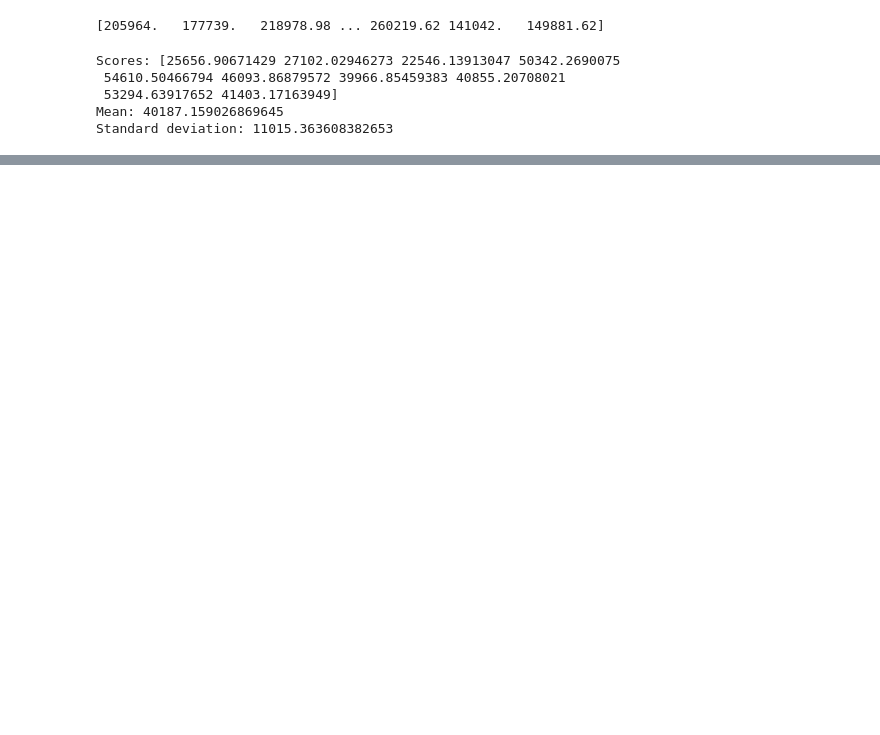
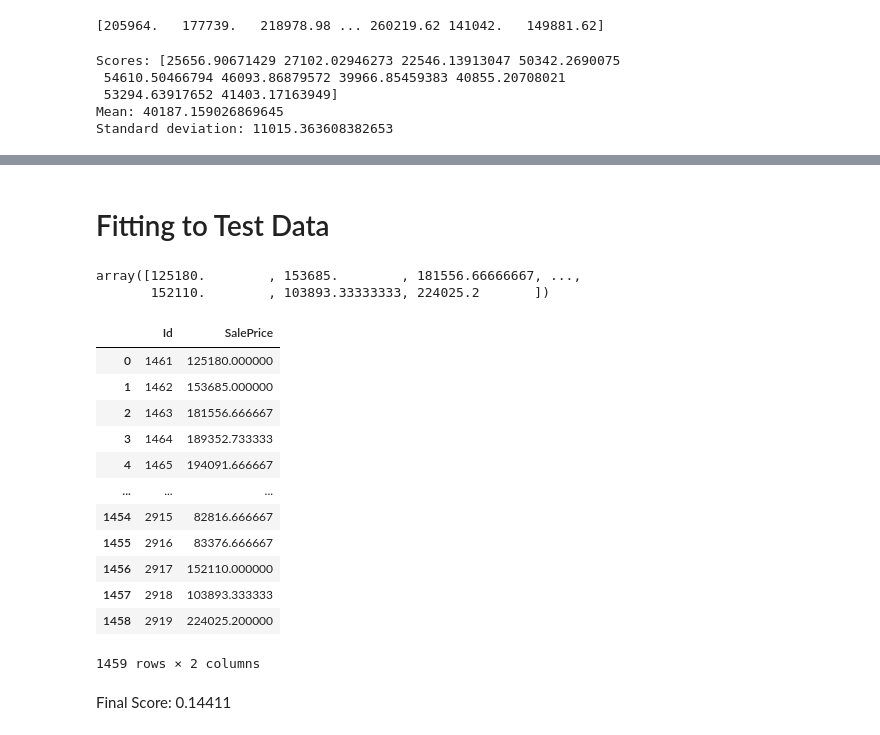
Before and after one commit to KabinAnalyzes/Machine-Learning-Portfolio, a Jupyter notebook: Housing Linear Regression/Housing-Price-Regression.ipynb, the cells around one changed output, grey strips where cells are left out. Drawn from its saved outputs; the diff is of its cells as text; code cells hidden in the pictures; blank space fills up the shorter version.

```diff
--- a/Housing Linear Regression/Housing-Price-Regression.ipynb
+++ b/Housing Linear Regression/Housing-Price-Regression.ipynb
@@ -219,0 +224,17 @@ Standard deviation: 11015.363608382653
+# %%
+from sklearn.model_selection import GridSearchCV
+
+param_grid = [
+    # try 27 (3×9) combinations of hyperparameters
+    {'n_estimators': [3, 10, 30], 'max_features': [10, 20, 30, 40,50,60,70,80,90]},
+    # then try 27 (3x9) combinations with bootstrap set as False
+    {'bootstrap': [False], 'n_estimators': [3, 10, 30], 'max_features': [10, 20, 30, 40,50,60,70,80,90]},
+  ]
+
+forest_reg = RandomForestRegressor(random_state=42)
+
+grid_search = GridSearchCV(forest_reg, param_grid, cv=5,
+                           scoring='neg_mean_squared_error',
+                           return_train_score=True)
+grid_search.fit(Process_data, Train_target)
+grid_search.best_params_
@@ -219,0 +286,29 @@ Standard deviation: 11015.363608382653
+# %% [markdown]
+# Fitting to Test Data
+# %%
+final_model = grid_search.best_estimator_
+X_test_prepared = Preprocess.transform(Test_data)
+final_predictions = final_model.predict(X_test_prepared)
+final_predictions
+# %% [output]
+array([125180.        , 153685.        , 181556.66666667, ...,
+       152110.        , 103893.33333333, 224025.2       ])
+# %%
+Submission= pd.DataFrame()
+Submission['Id']=Test_data['Id']
+Submission['SalePrice']=final_predictions
+Submission
+# %% [output]
+|  | Id | SalePrice |
+| 0 | 1461 | 125180.000000 |
+| 1 | 1462 | 153685.000000 |
+| 2 | 1463 | 181556.666667 |
+| 3 | 1464 | 189352.733333 |
+| 4 | 1465 | 194091.666667 |
+| ... | ... | ... |
+| 1454 | 2915 | 82816.666667 |
+| 1455 | 2916 | 83376.666667 |
+| 1456 | 2917 | 152110.000000 |
+| 1457 | 2918 | 103893.333333 |
+| 1458 | 2919 | 224025.200000 |
+1459 rows × 2 columns
@@ -219,0 +317,2 @@ Standard deviation: 11015.363608382653
+# %% [markdown]
+Final Score: 0.14411
```
Also changed, not shown: parts of 8 cells of this notebook.
